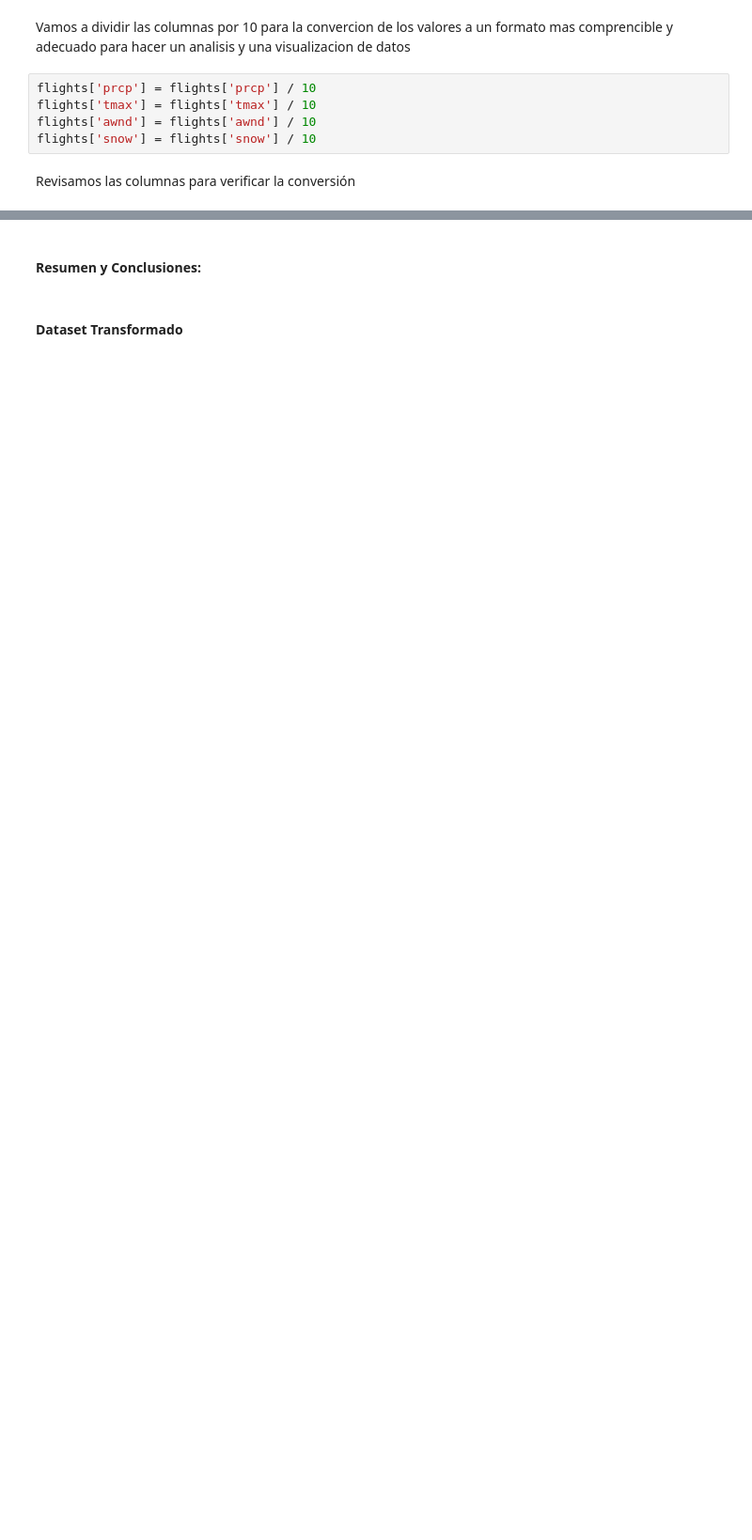
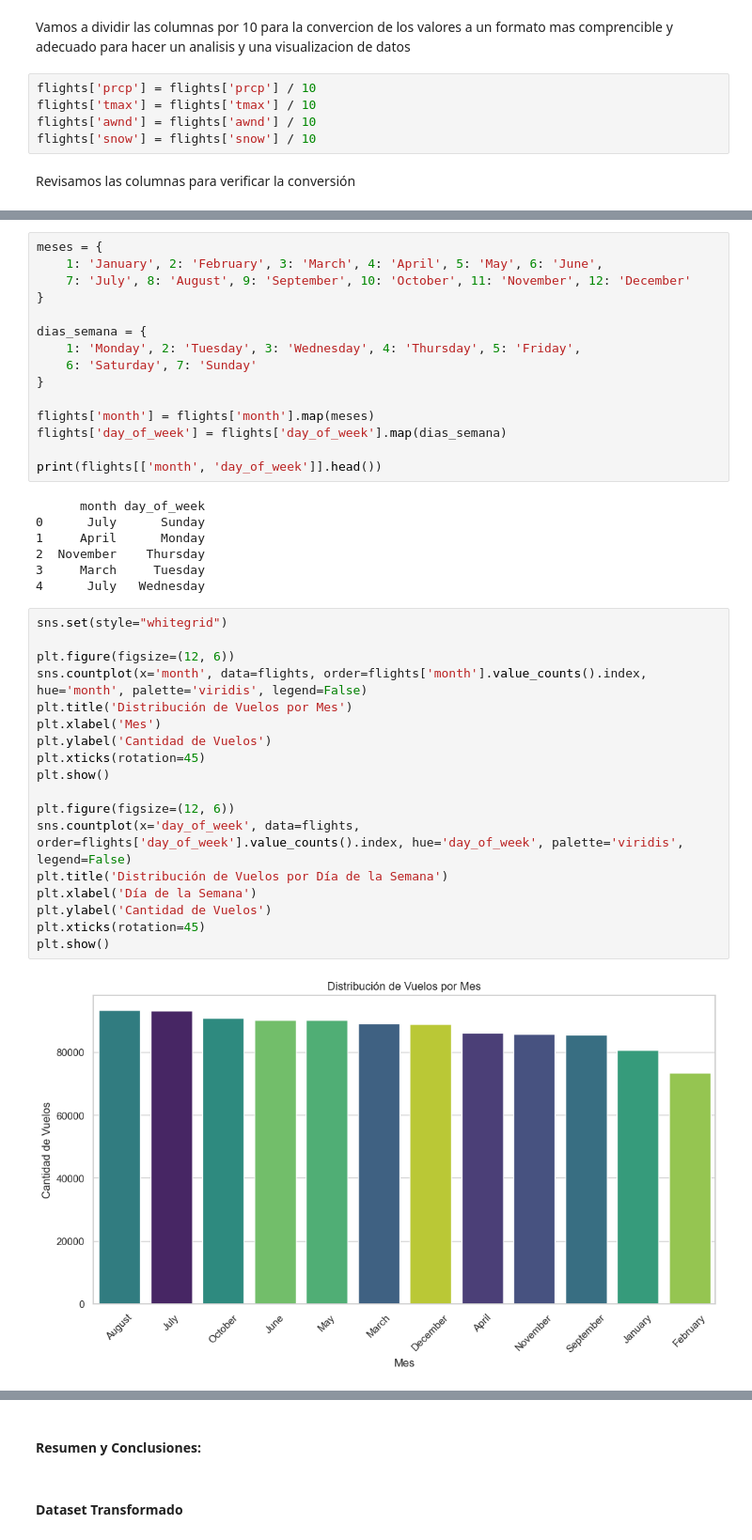
Before and after one commit to camilodelgado23/Proyecto_1, a Jupyter notebook: EDA/flights_EDA.ipynb, the cells around one changed output, grey strips where cells are left out. Shown at 94% size. Drawn from its saved outputs; the diff is of its cells as text; blank space fills up the shorter version.

```diff
--- a/EDA/flights_EDA.ipynb
+++ b/EDA/flights_EDA.ipynb
@@ -437,0 +440,42 @@ print(flights[columns_of_interest].head())
+# %%
+meses = {
+    1: 'January', 2: 'February', 3: 'March', 4: 'April', 5: 'May', 6: 'June',
+    7: 'July', 8: 'August', 9: 'September', 10: 'October', 11: 'November', 12: 'December'
+}
+
+dias_semana = {
+    1: 'Monday', 2: 'Tuesday', 3: 'Wednesday', 4: 'Thursday', 5: 'Friday',
+    6: 'Saturday', 7: 'Sunday'
+}
+
+flights['month'] = flights['month'].map(meses)
+flights['day_of_week'] = flights['day_of_week'].map(dias_semana)
+
+print(flights[['month', 'day_of_week']].head())
+# %% [output]
+      month day_of_week
+0      July      Sunday
+1     April      Monday
+2  November    Thursday
+3     March     Tuesday
+4      July   Wednesday
+# %%
+sns.set(style="whitegrid")
+
+plt.figure(figsize=(12, 6))
+sns.countplot(x='month', data=flights, order=flights['month'].value_counts().index, hue='month', palette='viridis', legend=False)
+plt.title('Distribución de Vuelos por Mes')
+plt.xlabel('Mes')
+plt.ylabel('Cantidad de Vuelos')
+plt.xticks(rotation=45)
+plt.show()
+
+plt.figure(figsize=(12, 6))
+sns.countplot(x='day_of_week', data=flights, order=flights['day_of_week'].value_counts().index, hue='day_of_week', palette='viridis', legend=False)
+plt.title('Distribución de Vuelos por Día de la Semana')
+plt.xlabel('Día de la Semana')
+plt.ylabel('Cantidad de Vuelos')
+plt.xticks(rotation=45)
+plt.show()
+# %% [output]
+[figure, added]
```
Also changed, not shown: parts of 29 cells of this notebook.
